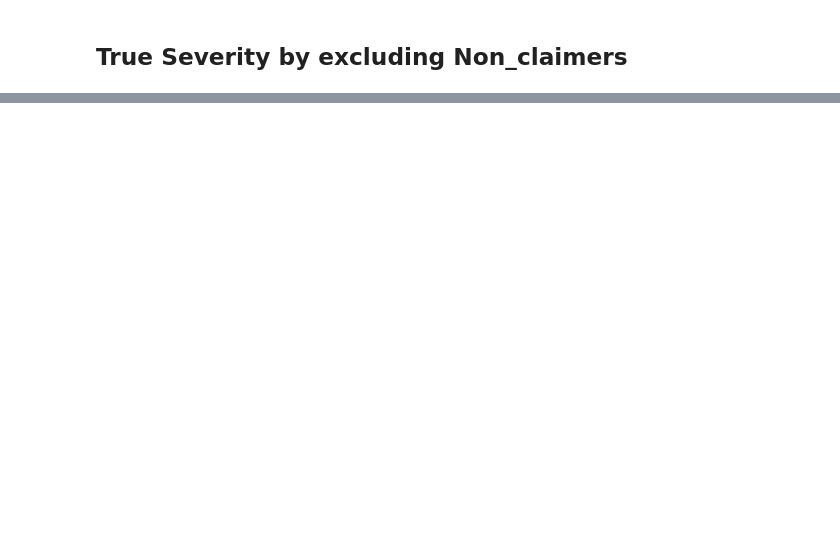
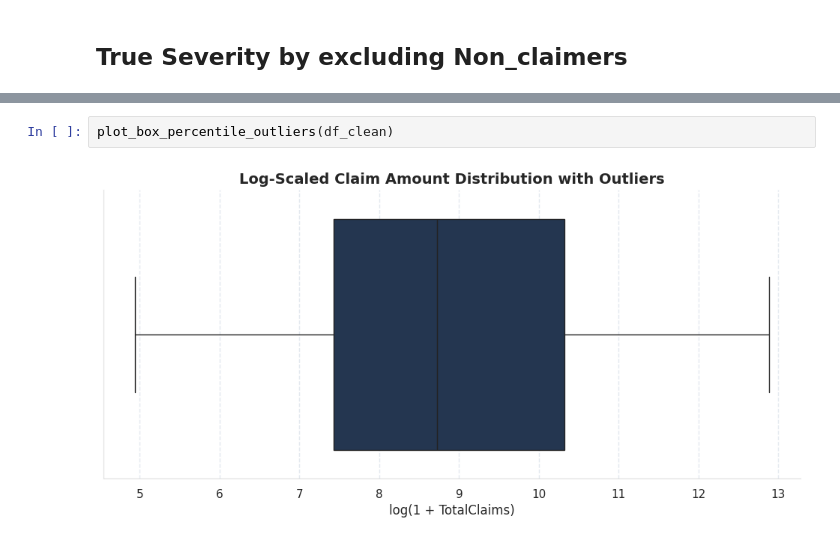
Before and after one commit to Rakeb-sys/insurance-risk-analytics, a Jupyter notebook: notebooks/insurance_risk_analytics_eda.ipynb, the cells around one changed output, grey strips where cells are left out. Cells and saved outputs as stored; diff of their text form; blank space fills up the shorter version.

```diff
--- a/notebooks/insurance_risk_analytics_eda.ipynb
+++ b/notebooks/insurance_risk_analytics_eda.ipynb
@@ -1132,0 +1214,4 @@ plt.show()
+# %%
+plot_box_percentile_outliers(df_clean)
+# %% [output]
+[figure, added]
```
Also changed, not shown: parts of 39 cells of this notebook, 2 other files.
